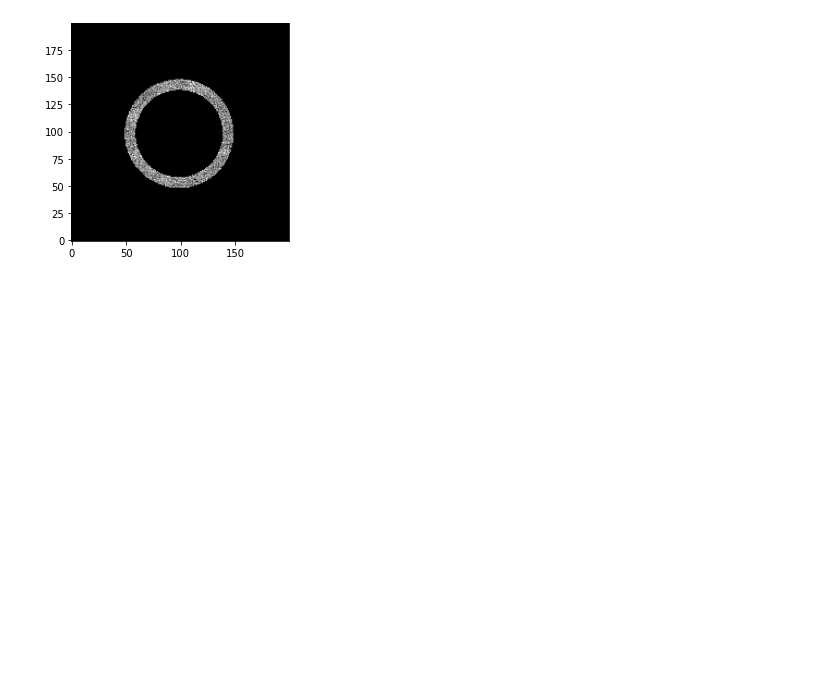
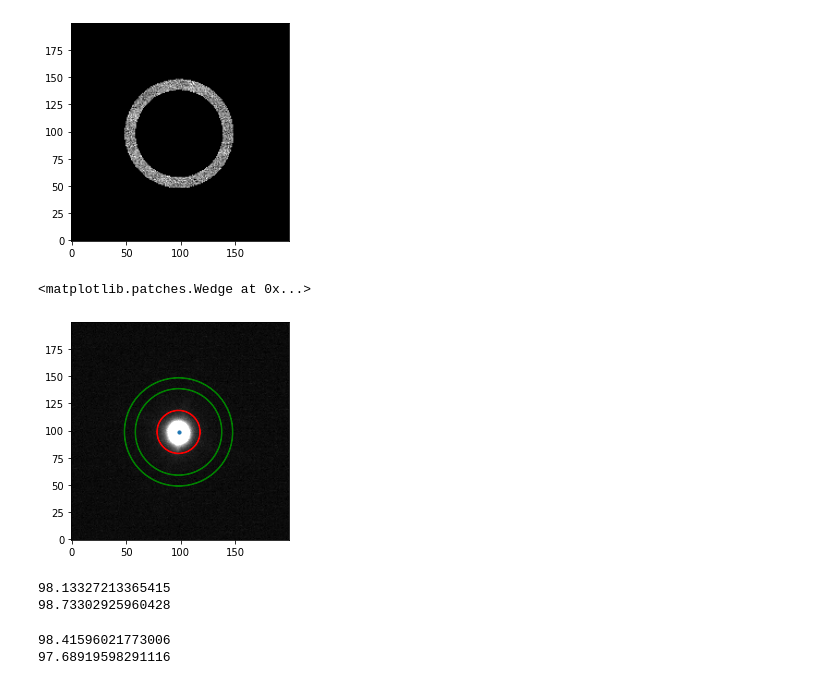
Before and after one commit to Jayshil/Data_Analysis, a Jupyter notebook: Transits/p1.ipynb, the cells around one changed output. Drawn from its saved outputs; the diff is of its cells as text; code cells hidden in the pictures; blank space fills up the shorter version.

```diff
--- a/Transits/p1.ipynb
+++ b/Transits/p1.ipynb
@@ -14,6 +15,7 @@ The data is stored in another directory -- we first want to load one of the file
 # %%
 p1 = os.getcwd() + '/Data/'
 lst = os.listdir(p1)
+lst.sort(key = utl.natural_keys)
 img_data = fits.getdata(p1 + lst[0])
 
 # Plotting the data
@@ -91,3 +93,53 @@ def aperture_fl(image, cenx, ceny, rad, skyflux):
     flx = (mask8*image) - (mask8*skyflux)
     ape_flx = np.sum(flx)
     return ape_flx
+# %%
+rad = 20
+skyrad1 = 40
+skyrad2 = 50
+
+fig, ax3 = plt.subplots(1)
+ax3.imshow(subimage, cmap='gray', vmin=0, vmax=600, origin='lower')
+ax3.scatter(cenx, ceny, 10)
+Aperture = Wedge((cenx, ceny), rad, 0, 360, width=0.5, color='red')
+ax3.add_patch(Aperture)
+Skuannulus1 = Wedge((cenx, ceny), skyrad1, 0, 360, width=0.5, color='green')
+Skuannulus2 = Wedge((cenx, ceny), skyrad2, 0, 360, width=0.5, color='green')
+ax3.add_patch(Skuannulus1)
+ax3.add_patch(Skuannulus2)
+# %% [output]
+<matplotlib.patches.Wedge at 0x...>
+[figure, added]
+# %%
+print(cenx)
+print(ceny)
+# %% [output]
+98.13327213365415
+98.73302925960428
+# %%
+def find_center(image, dist):
+    img1 = aperture(image, distance=dist)
+    cx1 = 0
+    cy1 = 0
+    for i in range(200):
+        c1 = 0
+        c9 = 0
+        for j in range(200):
+            # for cx
+            c2 = i*img1[i,j]
+            c1 = c1 + c2
+            # for cy
+            c8 = i*img1[j,i]
+            c9 = c9 + c8
+        cx1 = cx1 + c1
+        cy1 = cy1 + c9
+    cx = cx1/np.sum(img1)
+    cy = cy1/np.sum(img1)
+    return cy, cx
+
+cx_n, cy_n = find_center(subimage, 20)
+print(cx_n)
+print(cy_n)
+# %% [output]
+98.41596021773006
+97.68919598291116
```
Also changed, not shown: parts of 10 cells of this notebook, 1 other file.
